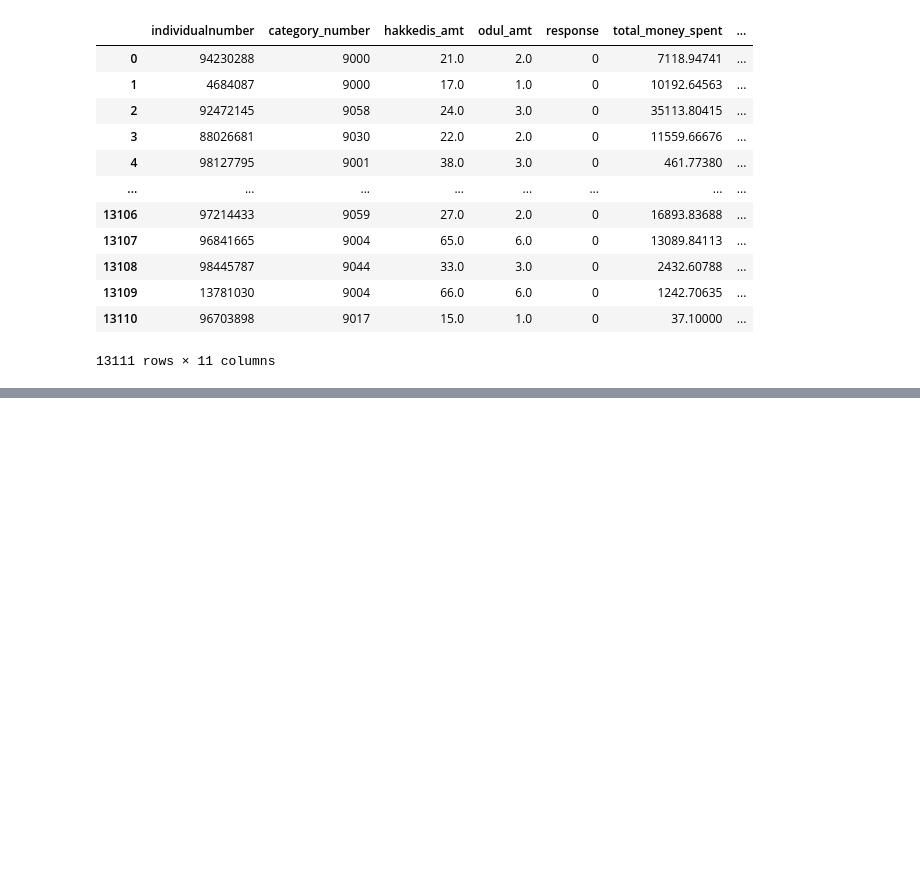
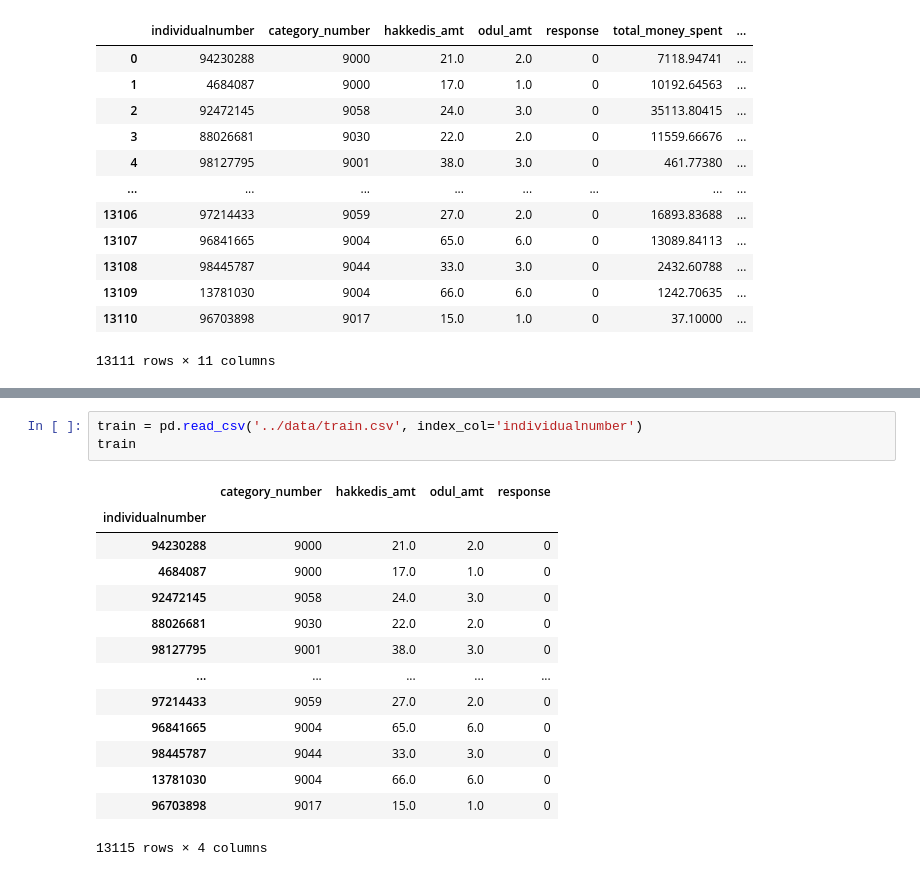
Before and after one commit to Enesaydnn7/MigrosDatathon, a Jupyter notebook: scripts/products.ipynb, the cells around one changed output, grey strips where cells are left out. Saved outputs shown, nothing was run; the diff lists cells and outputs as text; blank space fills up the shorter version.

```diff
--- a/scripts/products.ipynb
+++ b/scripts/products.ipynb
@@ -640,0 +641,18 @@ plt.show()
+# %%
+train = pd.read_csv('../data/train.csv', index_col='individualnumber')
+train
+# %% [output]
+|  | category_number | hakkedis_amt | odul_amt | response |
+| individualnumber |  |  |  |  |
+| 94230288 | 9000 | 21.0 | 2.0 | 0 |
+| 4684087 | 9000 | 17.0 | 1.0 | 0 |
+| 92472145 | 9058 | 24.0 | 3.0 | 0 |
+| 88026681 | 9030 | 22.0 | 2.0 | 0 |
+| 98127795 | 9001 | 38.0 | 3.0 | 0 |
+| ... | ... | ... | ... | ... |
+| 97214433 | 9059 | 27.0 | 2.0 | 0 |
+| 96841665 | 9004 | 65.0 | 6.0 | 0 |
+| 98445787 | 9044 | 33.0 | 3.0 | 0 |
+| 13781030 | 9004 | 66.0 | 6.0 | 0 |
+| 96703898 | 9017 | 15.0 | 1.0 | 0 |
+13115 rows × 4 columns
```
Also changed, not shown: parts of 14 cells of this notebook.
